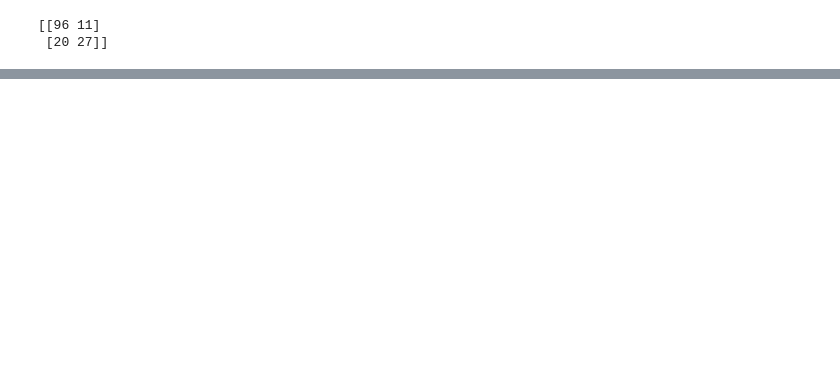
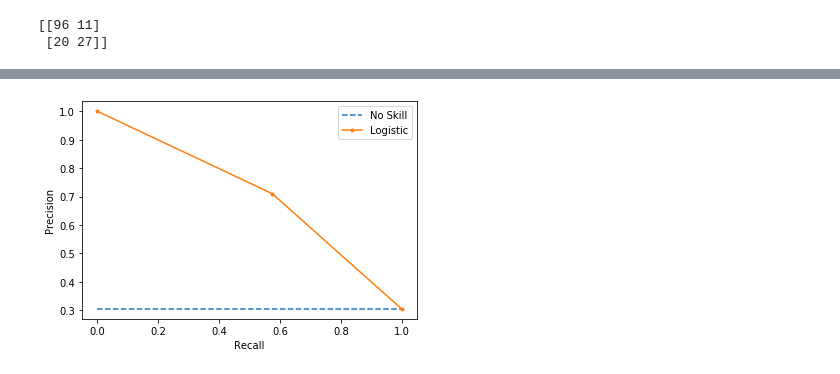
Before and after one commit to Mano181/Diabetes_Prediction, a Jupyter notebook: Diabetes_Prediction_Model.ipynb, the cells around one changed output, grey strips where cells are left out. Saved outputs shown, nothing was run; the diff lists cells and outputs as text; code cells hidden in the pictures; blank space fills up the shorter version.

```diff
--- a/Diabetes_Prediction_Model.ipynb
+++ b/Diabetes_Prediction_Model.ipynb
@@ -249,0 +264,18 @@ print(cm)
+# %%
+from sklearn.metrics import precision_recall_curve
+testy=y_test
+yhat=y_pred
+# calculate pr-curve
+precision, recall, thresholds = precision_recall_curve(testy, yhat)
+# plot the roc curve for the model
+no_skill = len(testy[testy==1]) / len(testy)
+pyplot.plot([0,1], [no_skill,no_skill], linestyle='--', label='No Skill')
+pyplot.plot(recall, precision, marker='.', label='Logistic')
+# axis labels
+pyplot.xlabel('Recall')
+pyplot.ylabel('Precision')
+pyplot.legend()
+# show the plot
+pyplot.show()
+# %% [output]
+[figure, added]
```
Also changed, not shown: parts of 10 cells of this notebook, 1 other file.
